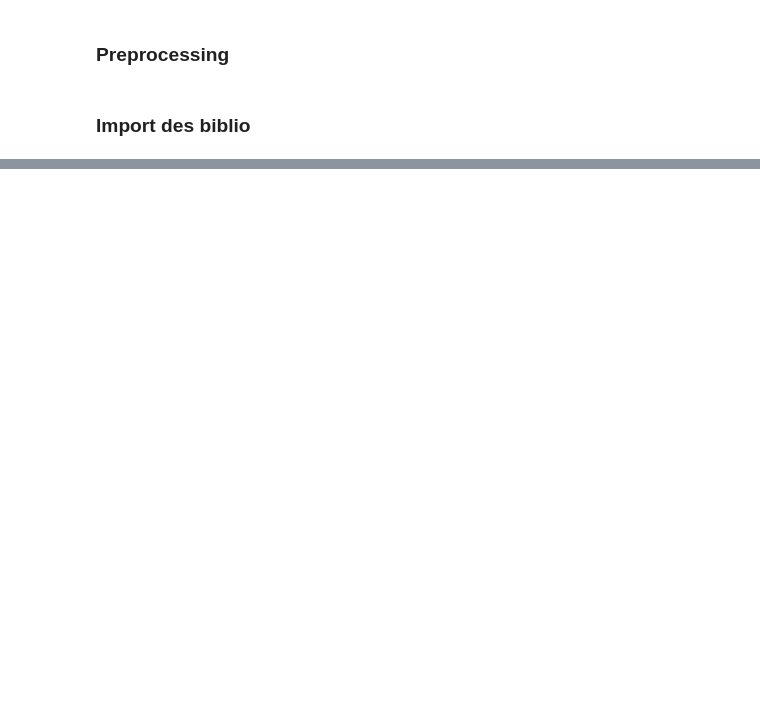
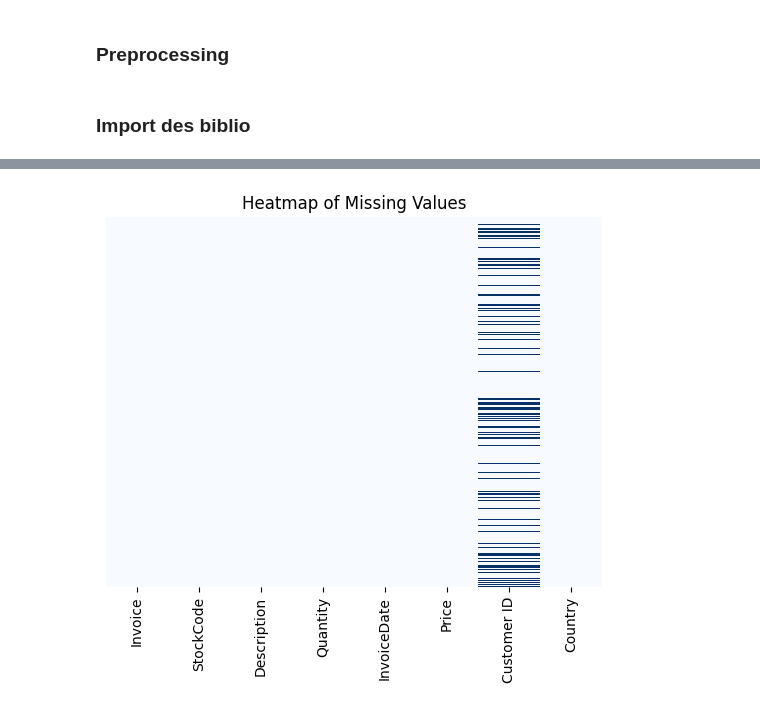
Before and after one commit to Noura-ou/projet_segmentation_client, a Jupyter notebook: src/test_noura.ipynb, the cells around one changed output, grey strips where cells are left out. Cells and saved outputs as stored; diff of their text form; code cells hidden in the pictures; blank space fills up the shorter version.

```diff
--- a/src/test_noura.ipynb
+++ b/src/test_noura.ipynb
@@ -10 +27,8 @@ data = pd.read_excel("../data/bronze.xlsx")
+# %%
+# Read the XLSX file
+df_2011= pd.read_excel("../data/bronze.xlsx", sheet_name="Year 2010-2011")
+# %%
+dfs = [df_2010, df_2011]
+# %%
+df = pd.concat(dfs)
 # %%
@@ -22,0 +71,2 @@ data.head(9)
+# %%
+df = df.drop_duplicates()
@@ -22,0 +94,14 @@ data.head(9)
+# %%
+# Create a figure and axes for the plot
+fig, ax = plt.subplots()
+
+# Plot a heatmap of missing values in the dataframe
+sns.heatmap(df.isnull(), ax=ax, yticklabels=False, cbar=False, cmap="Blues")
+
+# Add a title to the plot
+ax.set_title("Heatmap of Missing Values")
+
+# Show the plot
+plt.show()
+# %% [output]
+[figure, added]
```
Also changed, not shown: parts of 29 cells of this notebook, 3 other files.
